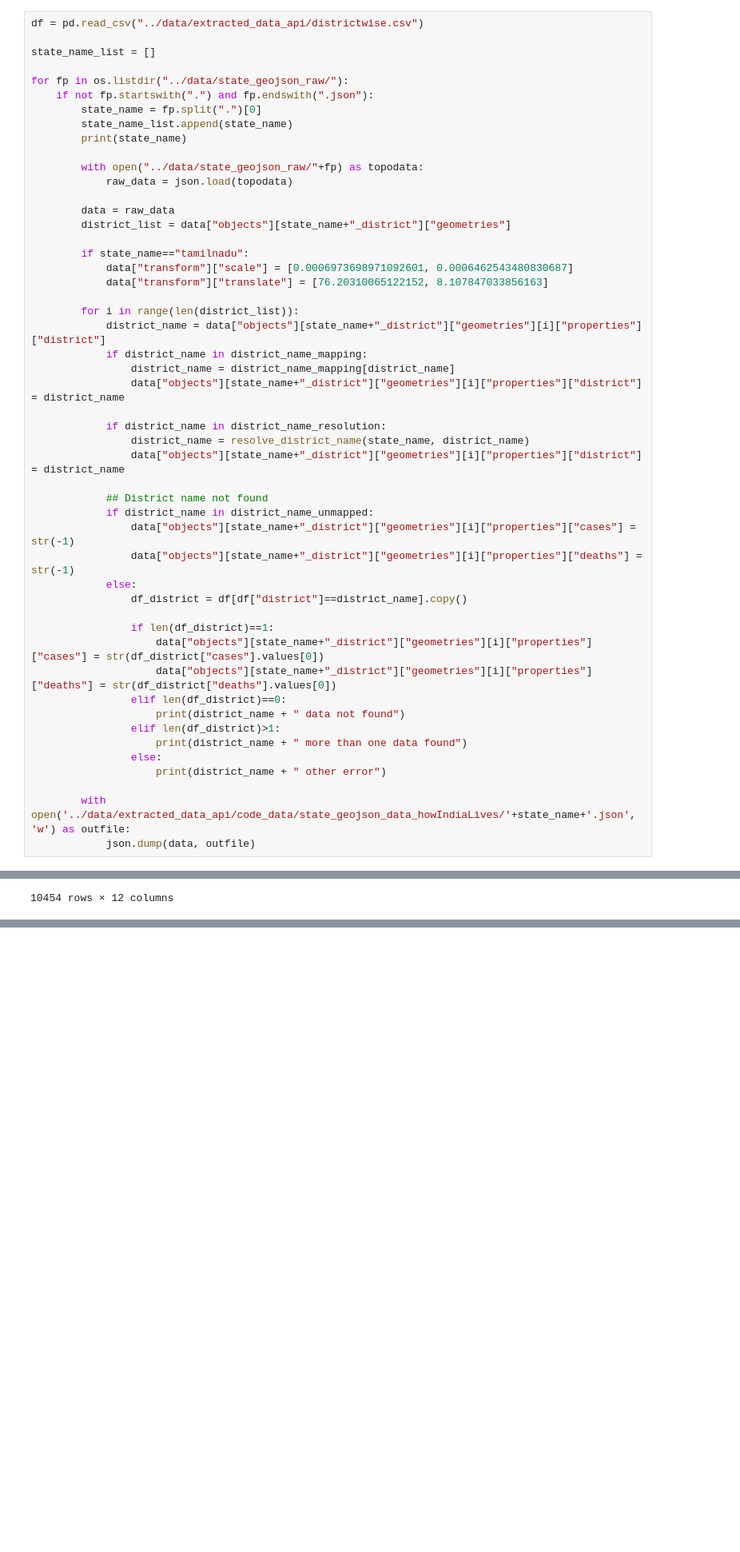
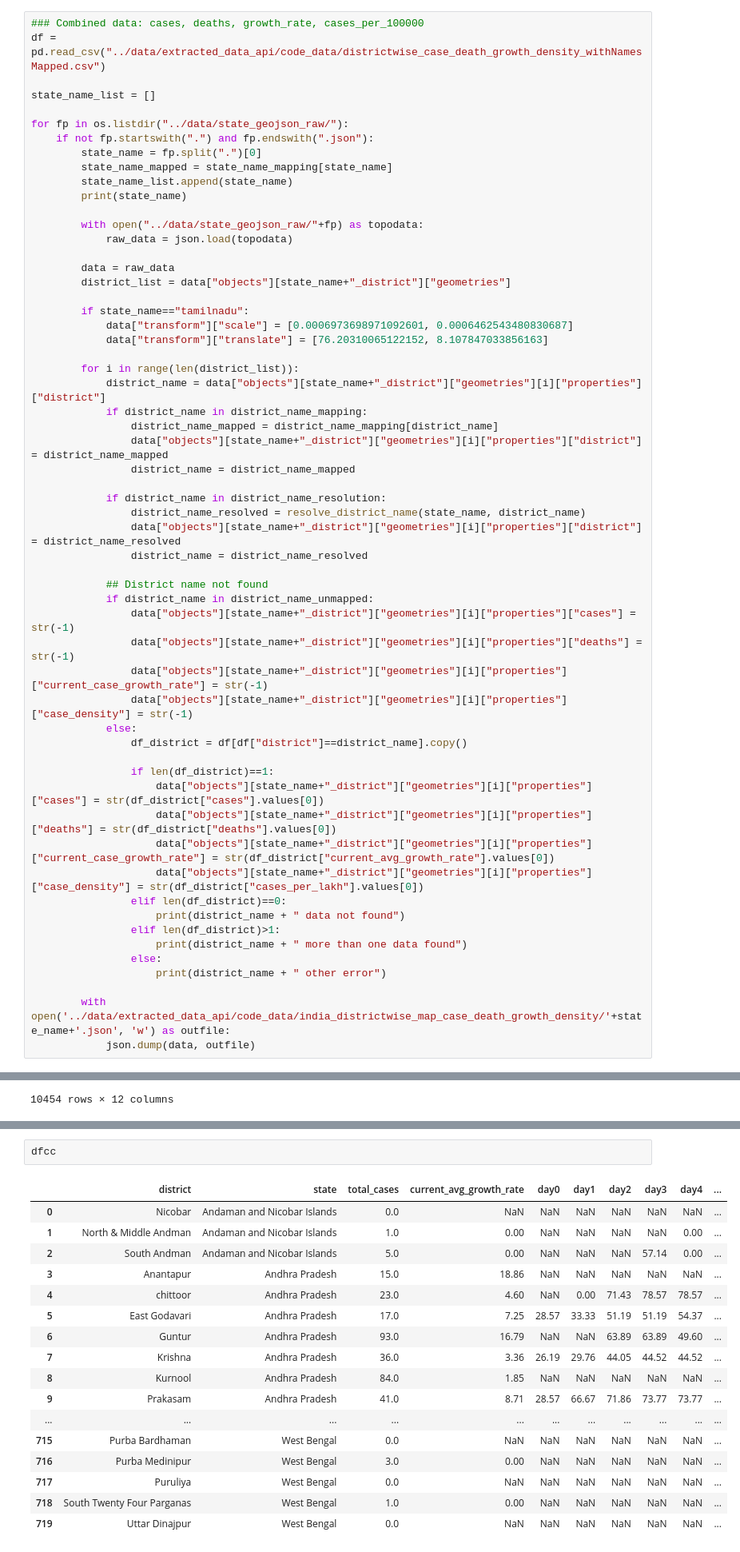
Before and after one commit to deepak-karkala/articles, a Jupyter notebook: covid19/notebooks/pandemic_analysis_api.ipynb, the cells around one changed output, grey strips where cells are left out. Shown: that part at 80% size. Saved outputs shown, nothing was run; the diff lists cells and outputs as text; blank space fills up the shorter version.

```diff
--- a/covid19/notebooks/pandemic_analysis_api.ipynb
+++ b/covid19/notebooks/pandemic_analysis_api.ipynb
@@ -342,11 +414,13 @@ df.to_csv("../data/extracted_data_api/districtwise.csv", index=False)
 # %%
-df = pd.read_csv("../data/extracted_data_api/districtwise.csv")
+### Combined data: cases, deaths, growth_rate, cases_per_100000
+df = pd.read_csv("../data/extracted_data_api/code_data/districtwise_case_death_growth_density_withNamesMapped.csv")
 
 state_name_list = []
 
 for fp in os.listdir("../data/state_geojson_raw/"):
     if not fp.startswith(".") and fp.endswith(".json"):
         state_name = fp.split(".")[0]
+        state_name_mapped = state_name_mapping[state_name]
         state_name_list.append(state_name)
         print(state_name)
 
@@ -363,23 +437,29 @@ for fp in os.listdir("../data/state_geojson_raw/"):
         for i in range(len(district_list)):
             district_name = data["objects"][state_name+"_district"]["geometries"][i]["properties"]["district"]
             if district_name in district_name_mapping:
-                district_name = district_name_mapping[district_name]
-                data["objects"][state_name+"_district"]["geometries"][i]["properties"]["district"] = district_name
+                district_name_mapped = district_name_mapping[district_name]
+                data["objects"][state_name+"_district"]["geometries"][i]["properties"]["district"] = district_name_mapped
+                district_name = district_name_mapped
 
             if district_name in district_name_resolution:
-                district_name = resolve_district_name(state_name, district_name)
-                data["objects"][state_name+"_district"]["geometries"][i]["properties"]["district"] = district_name
+                district_name_resolved = resolve_district_name(state_name, district_name)
+                data["objects"][state_name+"_district"]["geometries"][i]["properties"]["district"] = district_name_resolved
+                district_name = district_name_resolved
 
             ## District name not found
             if district_name in district_name_unmapped:
                 data["objects"][state_name+"_district"]["geometries"][i]["properties"]["cases"] = str(-1)
                 data["objects"][state_name+"_district"]["geometries"][i]["properties"]["deaths"] = str(-1)
+                data["objects"][state_name+"_district"]["geometries"][i]["properties"]["current_case_growth_rate"] = str(-1)
+                data["objects"][state_name+"_district"]["geometries"][i]["properties"]["case_density"] = str(-1)
             else:
                 df_district = df[df["district"]==district_name].copy()
 
                 if len(df_district)==1:
                     data["objects"][state_name+"_district"]["geometries"][i]["properties"]["cases"] = str(df_district["cases"].values[0])
                     data["objects"][state_name+"_district"]["geometries"][i]["properties"]["deaths"] = str(df_district["deaths"].values[0])
+                    data["objects"][state_name+"_district"]["geometries"][i]["properties"]["current_case_growth_rate"] = str(df_district["current_avg_growth_rate"].values[0])
+                    data["objects"][state_name+"_district"]["geometries"][i]["properties"]["case_density"] = str(df_district["cases_per_lakh"].values[0])
                 elif len(df_district)==0:
                     print(district_name + " data not found")
                 elif len(df_district)>1:
@@ -387,7 +467,7 @@ for fp in os.listdir("../data/state_geojson_raw/"):
                 else:
                     print(district_name + " other error")
 
-        with open('../data/extracted_data_api/code_data/state_geojson_data_howIndiaLives/'+state_name+'.json', 'w') as outfile:
+        with open('../data/extracted_data_api/code_data/india_districtwise_map_case_death_growth_density/'+state_name+'.json', 'w') as outfile:
             json.dump(data, outfile)
 # %% [output]
 odisha
@@ -797,0 +894,20 @@ dfrc.append(dfr)
+# %%
+dfcc
+# %% [output]
+|  | district | state | total_cases | current_avg_growth_rate | day0 | day1 | day2 | day3 | day4 | ... |
+| 0 | Nicobar | Andaman and Nicobar Islands | 0.0 | NaN | NaN | NaN | NaN | NaN | NaN | ... |
+| 1 | North & Middle Andman | Andaman and Nicobar Islands | 1.0 | 0.00 | NaN | NaN | NaN | NaN | 0.00 | ... |
+| 2 | South Andman | Andaman and Nicobar Islands | 5.0 | 0.00 | NaN | NaN | NaN | 57.14 | 0.00 | ... |
+| 3 | Anantapur | Andhra Pradesh | 15.0 | 18.86 | NaN | NaN | NaN | NaN | NaN | ... |
+| 4 | chittoor | Andhra Pradesh | 23.0 | 4.60 | NaN | 0.00 | 71.43 | 78.57 | 78.57 | ... |
+| 5 | East Godavari | Andhra Pradesh | 17.0 | 7.25 | 28.57 | 33.33 | 51.19 | 51.19 | 54.37 | ... |
+| 6 | Guntur | Andhra Pradesh | 93.0 | 16.79 | NaN | NaN | 63.89 | 63.89 | 49.60 | ... |
+| 7 | Krishna | Andhra Pradesh | 36.0 | 3.36 | 26.19 | 29.76 | 44.05 | 44.52 | 44.52 | ... |
+| 8 | Kurnool | Andhra Pradesh | 84.0 | 1.85 | NaN | NaN | NaN | NaN | NaN | ... |
+| 9 | Prakasam | Andhra Pradesh | 41.0 | 8.71 | 28.57 | 66.67 | 71.86 | 73.77 | 73.77 | ... |
+| ... | ... | ... | ... | ... | ... | ... | ... | ... | ... | ... |
+| 715 | Purba Bardhaman | West Bengal | 0.0 | NaN | NaN | NaN | NaN | NaN | NaN | ... |
+| 716 | Purba Medinipur | West Bengal | 3.0 | 0.00 | NaN | NaN | NaN | NaN | NaN | ... |
+| 717 | Puruliya | West Bengal | 0.0 | NaN | NaN | NaN | NaN | NaN | NaN | ... |
+| 718 | South Twenty Four Parganas | West Bengal | 1.0 | 0.00 | NaN | NaN | NaN | NaN | NaN | ... |
+| 719 | Uttar Dinajpur | West Bengal | 0.0 | NaN | NaN | NaN | NaN | NaN | NaN | ... |
```
Also changed, not shown: parts of 32 cells of this notebook, 14 other files.
